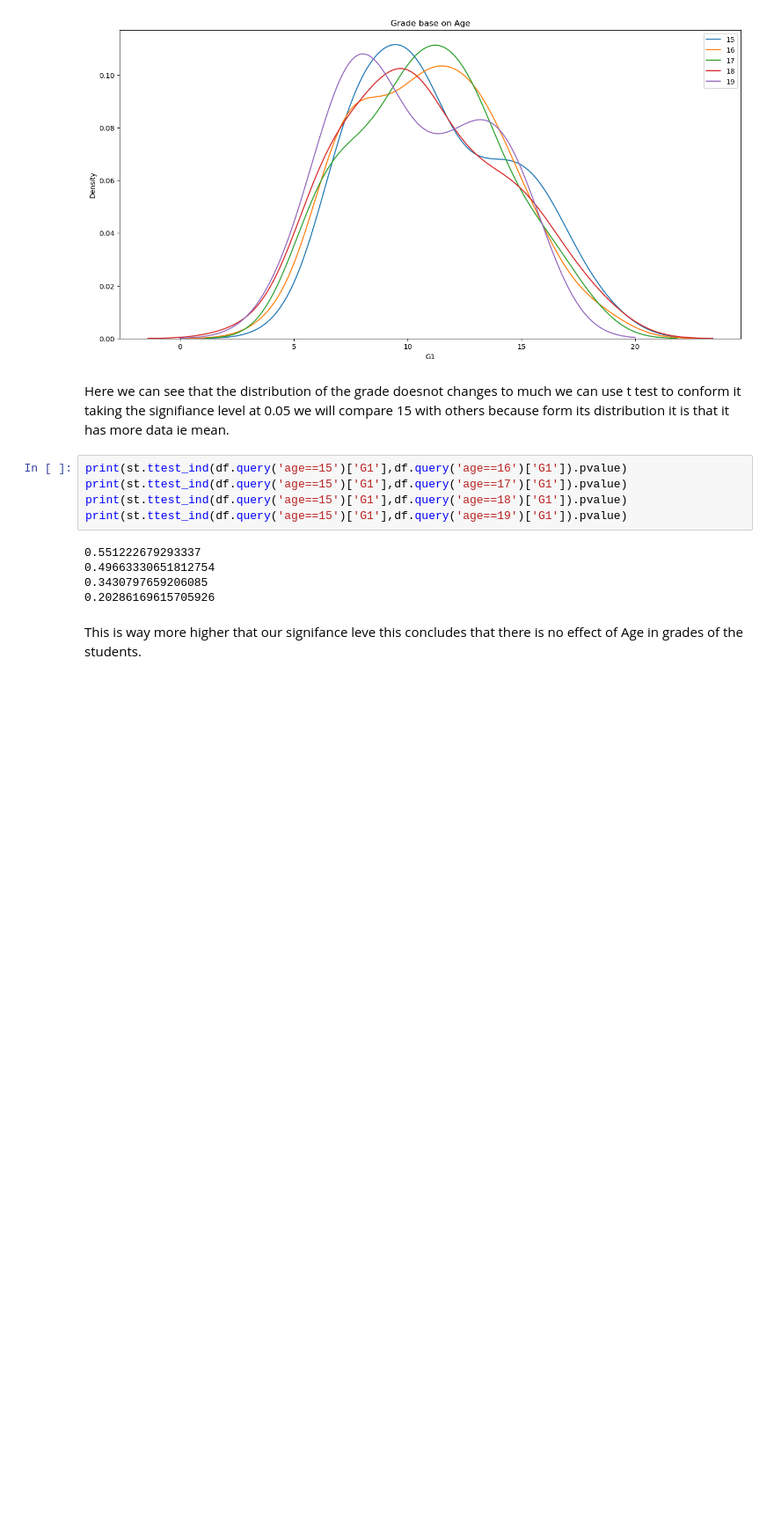
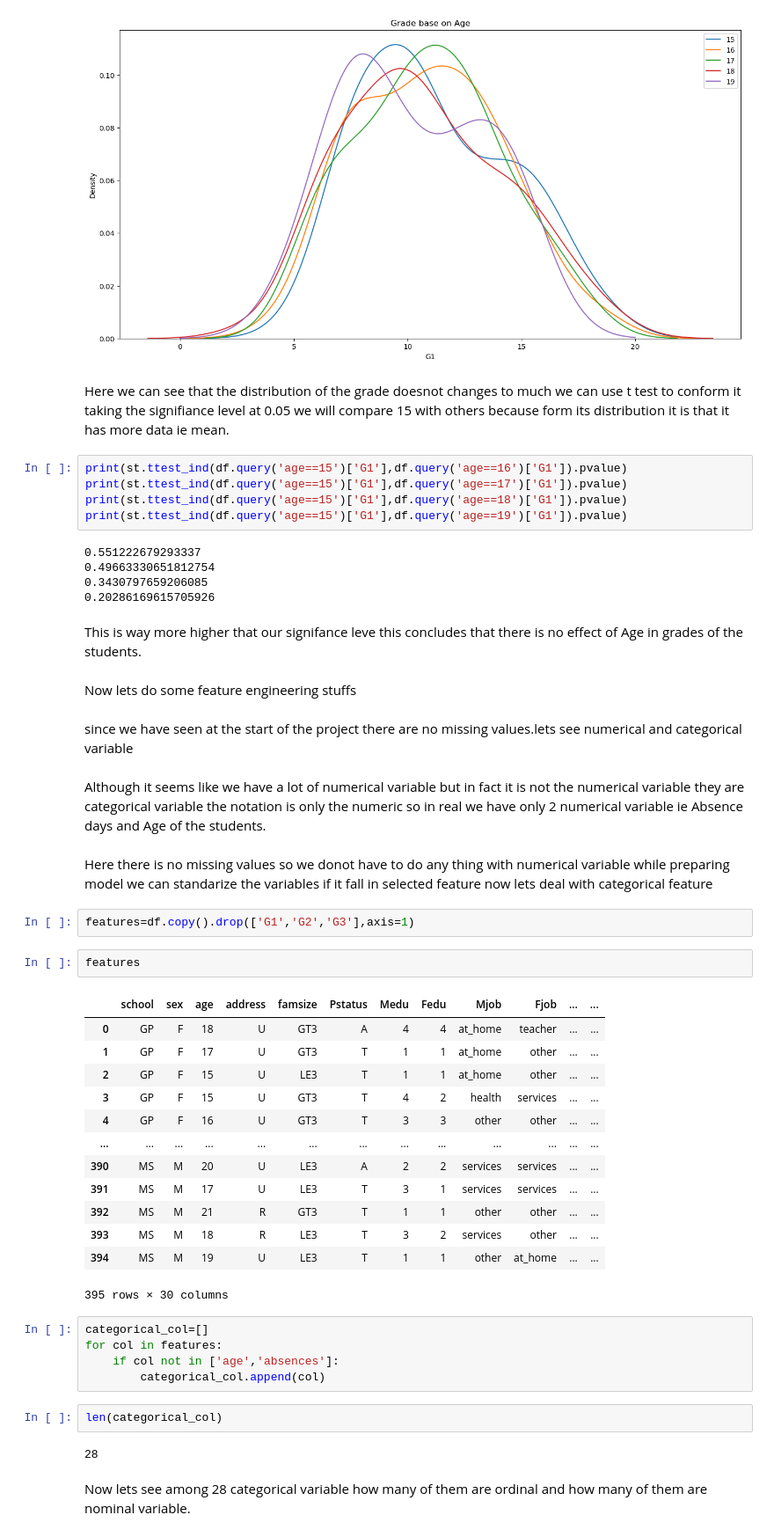
Before and after one commit to sunilbhandari123/alcoholconsumption, a Jupyter notebook: Untitled.ipynb, the cells around one changed output. Shown at 88% size. Cells and saved outputs as stored; diff of their text form; blank space fills up the shorter version.

```diff
--- a/Untitled.ipynb
+++ b/Untitled.ipynb
@@ -517,3 +517,43 @@ print(st.ttest_ind(df.query('age==15')['G1'],df.query('age==19')['G1']).pvalue)
 # %% [markdown]
 This is way more higher that our signifance leve this concludes that there is no effect of Age in grades of
 the students.
+# %% [markdown]
+Now lets do some feature engineering stuffs
+# %% [markdown]
+since we have seen at the start of the project there are no missing values.lets see numerical and categorical variable
+# %% [markdown]
+Although it seems like we have a lot of numerical variable but in fact it is not the numerical variable
+they are categorical variable the notation is only the numeric so in real we have only 2 numerical variable ie Absence days and Age of the students.
+# %% [markdown]
+Here there is no missing values so we donot have to do any thing with numerical variable while preparing
+model we can standarize the variables if it fall in selected feature now lets deal with categorical feature
+# %%
+features=df.copy().drop(['G1','G2','G3'],axis=1)
+# %%
+features
+# %% [output]
+|  | school | sex | age | address | famsize | Pstatus | Medu | Fedu | Mjob | Fjob | ... | ... |
+| 0 | GP | F | 18 | U | GT3 | A | 4 | 4 | at_home | teacher | ... | ... |
+| 1 | GP | F | 17 | U | GT3 | T | 1 | 1 | at_home | other | ... | ... |
+| 2 | GP | F | 15 | U | LE3 | T | 1 | 1 | at_home | other | ... | ... |
+| 3 | GP | F | 15 | U | GT3 | T | 4 | 2 | health | services | ... | ... |
+| 4 | GP | F | 16 | U | GT3 | T | 3 | 3 | other | other | ... | ... |
+| ... | ... | ... | ... | ... | ... | ... | ... | ... | ... | ... | ... | ... |
+| 390 | MS | M | 20 | U | LE3 | A | 2 | 2 | services | services | ... | ... |
+| 391 | MS | M | 17 | U | LE3 | T | 3 | 1 | services | services | ... | ... |
+| 392 | MS | M | 21 | R | GT3 | T | 1 | 1 | other | other | ... | ... |
+| 393 | MS | M | 18 | R | LE3 | T | 3 | 2 | services | other | ... | ... |
+| 394 | MS | M | 19 | U | LE3 | T | 1 | 1 | other | at_home | ... | ... |
+395 rows × 30 columns
+# %%
+categorical_col=[]
+for col in features:
+    if col not in ['age','absences']:
+        categorical_col.append(col)
+# %%
+len(categorical_col)
+# %% [output]
+28
+# %% [markdown]
+Now lets see among 28 categorical variable how many of them are ordinal and how many of them are
+nominal variable.
```
Also changed, not shown: parts of 33 cells of this notebook.
